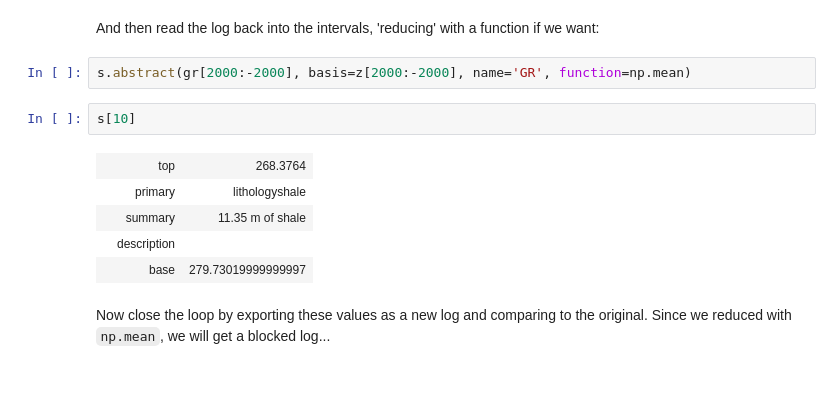
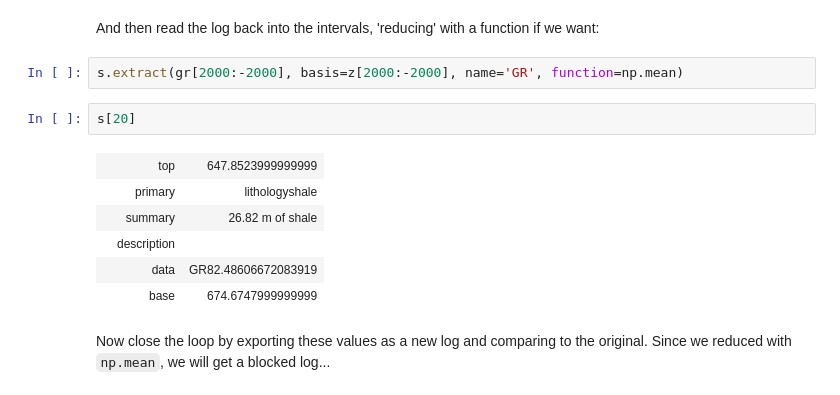
Before and after one commit to agilescientific/striplog, a Jupyter notebook: tutorial/Striplog_expert.ipynb, the cells around one changed output. Drawn from its saved outputs; the diff is of its cells as text.

```diff
--- a/tutorial/Striplog_expert.ipynb
+++ b/tutorial/Striplog_expert.ipynb
@@ -554,15 +546,16 @@ Striplog(78 Intervals, start=1.0668, stop=1939.1376)
 # %% [markdown]
 And then read the log back into the intervals, 'reducing' with a function if we want:
 # %%
-s.abstract(gr[2000:-2000], basis=z[2000:-2000], name='GR', function=np.mean)
+s.extract(gr[2000:-2000], basis=z[2000:-2000], name='GR', function=np.mean)
 # %%
-s[10]
+s[20]
 # %% [output]
-|  | top | 268.3764 |
+|  | top | 647.8523999999999 |
 |  | primary | lithologyshale |
-|  | summary | 11.35 m of shale |
+|  | summary | 26.82 m of shale |
 |  | description |  |
-|  | base | 279.73019999999997 |
+|  | data | GR82.48606672083919 |
+|  | base | 674.6747999999999 |
 # %% [markdown]
 Now close the loop by exporting these values as a new log and comparing to the original. Since we reduced with `np.mean`, we will get a blocked log...
 # %%
```
Also changed, not shown: parts of 58 cells of this notebook, 4 other files.
